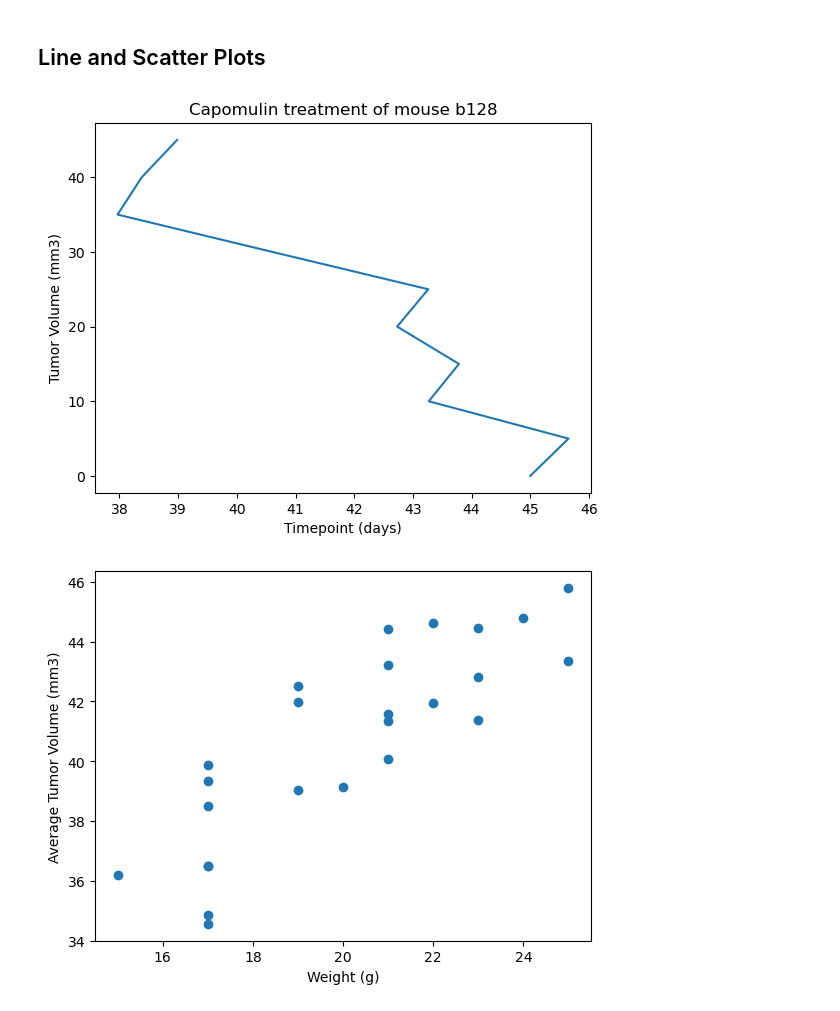
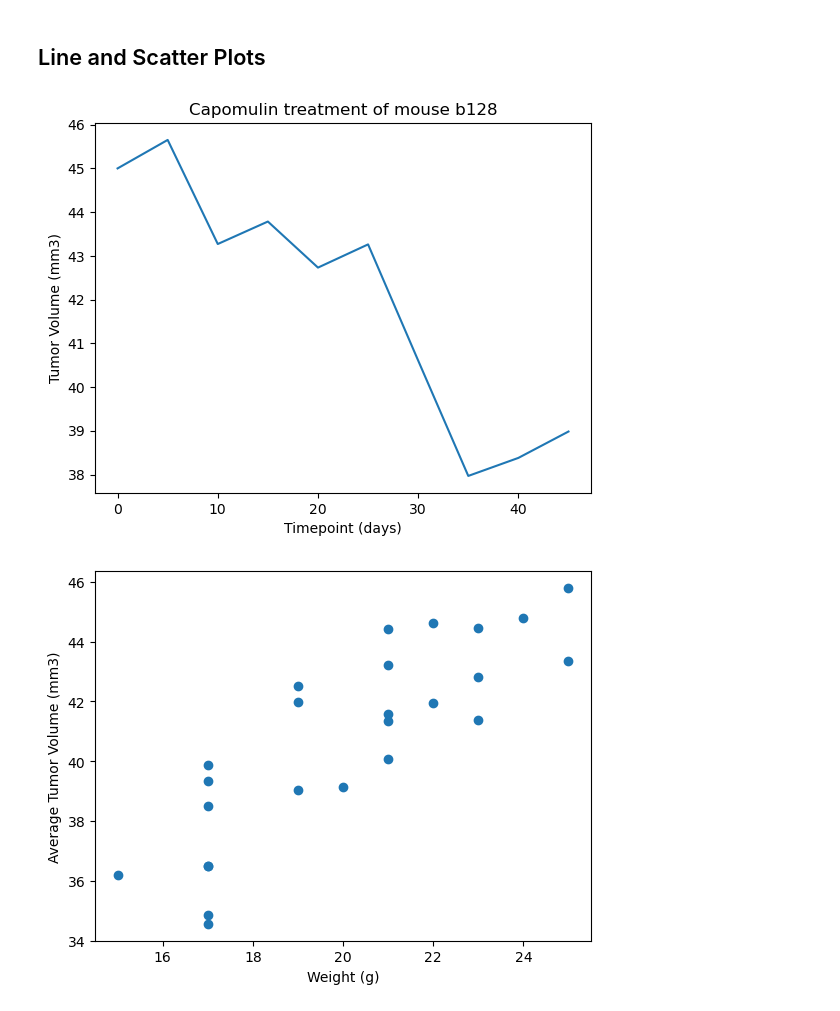
Before and after one commit to sescajeda/Pymaceuticals_Module5, a Jupyter notebook: Pymaceuticals/pymaceuticals_starter.ipynb, the cells around one changed output. Cells and saved outputs as stored; diff of their text form; code cells hidden in the pictures.

Commit message:
Updating code to fix my graphs

```diff
--- a/Pymaceuticals/pymaceuticals_starter.ipynb
+++ b/Pymaceuticals/pymaceuticals_starter.ipynb
@@ -300,24 +301,24 @@ plt.show()
 # %%
 # Generate a line plot of tumor volume vs. time point for a single mouse treated with Capomulin
 
 #Create dataframe that only has Capomulin data
 capomulin_only = combined_data.loc[(combined_data["Drug Regimen"] == "Capomulin"), :]
 
 #Create a dataframe that only has the data for a specific mouse (b128) treated with Capomulin
 b128_data = capomulin_only.loc[(capomulin_only["Mouse ID"] == "b128"), :]
 
 #Identify the variables you will be plotting
 tumor_value = b128_data["Tumor Volume (mm3)"]
 time_points = b128_data["Timepoint"]
 
 #Create your line plot
-plt.plot(tumor_value, time_points)
+plt.plot(time_points, tumor_value)
 plt.xlabel("Timepoint (days)")
 plt.ylabel("Tumor Volume (mm3)")
 plt.title("Capomulin treatment of mouse b128")
 plt.show()
 # %% [output]
-[figure, old version]
+[figure, new version]
 # %%
 # Generate a scatter plot of mouse weight vs. the average observed tumor volume for the entire Capomulin regimen
 # Listing data frame that has all Capomulin data
```
Also changed, not shown: parts of 2 cells of this notebook.
